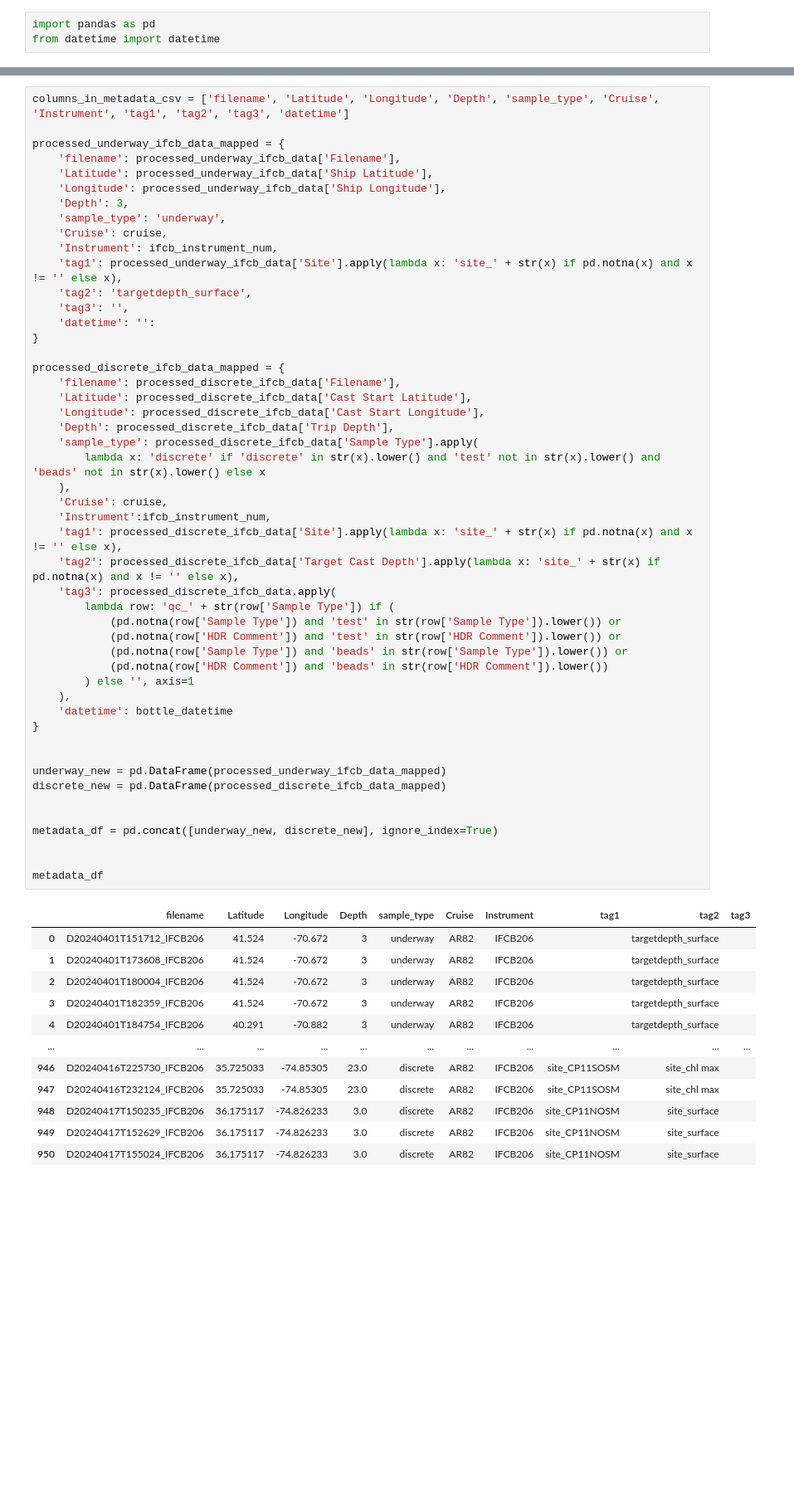
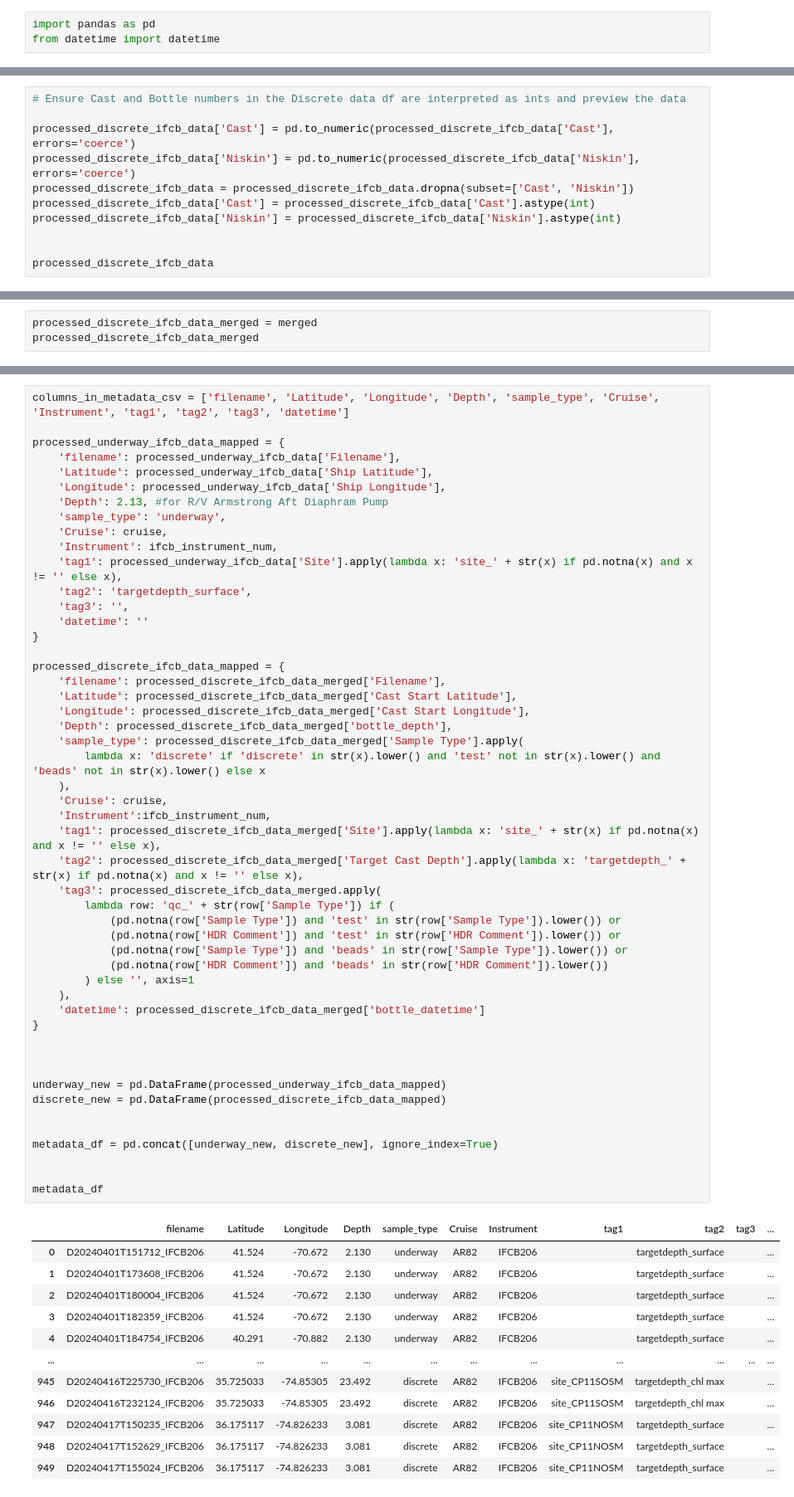
Before and after one commit to sauuyer/ifcb-parsing-processing, a Jupyter notebook: IFCB_Log_Notebooks/IFCB_Dashboard_Metadata_CSV_shipboard.ipynb, the cells around one changed output, grey strips where cells are left out. Shown: that part at 83% size. Saved outputs shown, nothing was run; the diff lists cells and outputs as text; blank space fills up the shorter version.

```diff
--- a/IFCB_Log_Notebooks/IFCB_Dashboard_Metadata_CSV_shipboard.ipynb
+++ b/IFCB_Log_Notebooks/IFCB_Dashboard_Metadata_CSV_shipboard.ipynb
@@ -43,0 +33,11 @@ processed_discrete_ifcb_data.columns.tolist()
+# %%
+# Ensure Cast and Bottle numbers in the Discrete data df are interpreted as ints and preview the data
+
+processed_discrete_ifcb_data['Cast'] = pd.to_numeric(processed_discrete_ifcb_data['Cast'], errors='coerce')
+processed_discrete_ifcb_data['Niskin'] = pd.to_numeric(processed_discrete_ifcb_data['Niskin'], errors='coerce')
+processed_discrete_ifcb_data = processed_discrete_ifcb_data.dropna(subset=['Cast', 'Niskin'])
+processed_discrete_ifcb_data['Cast'] = processed_discrete_ifcb_data['Cast'].astype(int)
+processed_discrete_ifcb_data['Niskin'] = processed_discrete_ifcb_data['Niskin'].astype(int)
+
+
+processed_discrete_ifcb_data
@@ -43,0 +202,3 @@ processed_discrete_ifcb_data.columns.tolist()
+# %%
+processed_discrete_ifcb_data_merged = merged
+processed_discrete_ifcb_data_merged
@@ -48,58 +223,59 @@ processed_underway_ifcb_data_mapped = {
     'filename': processed_underway_ifcb_data['Filename'],
     'Latitude': processed_underway_ifcb_data['Ship Latitude'],
     'Longitude': processed_underway_ifcb_data['Ship Longitude'],
-    'Depth': 3,
+    'Depth': 2.13, #for R/V Armstrong Aft Diaphram Pump
     'sample_type': 'underway',
     'Cruise': cruise,
     'Instrument': ifcb_instrument_num,
     'tag1': processed_underway_ifcb_data['Site'].apply(lambda x: 'site_' + str(x) if pd.notna(x) and x != '' else x),
     'tag2': 'targetdepth_surface',
     'tag3': '',
-    'datetime': '':
+    'datetime': ''
 }
 
 processed_discrete_ifcb_data_mapped = {
-    'filename': processed_discrete_ifcb_data['Filename'],
-    'Latitude': processed_discrete_ifcb_data['Cast Start Latitude'],
-    'Longitude': processed_discrete_ifcb_data['Cast Start Longitude'],
-    'Depth': processed_discrete_ifcb_data['Trip Depth'],
-    'sample_type': processed_discrete_ifcb_data['Sample Type'].apply(
+    'filename': processed_discrete_ifcb_data_merged['Filename'],
+    'Latitude': processed_discrete_ifcb_data_merged['Cast Start Latitude'],
+    'Longitude': processed_discrete_ifcb_data_merged['Cast Start Longitude'],
+    'Depth': processed_discrete_ifcb_data_merged['bottle_depth'],
+    'sample_type': processed_discrete_ifcb_data_merged['Sample Type'].apply(
         lambda x: 'discrete' if 'discrete' in str(x).lower() and 'test' not in str(x).lower() and 'beads' not in str(x).lower() else x
     ),
     'Cruise': cruise,
     'Instrument':ifcb_instrument_num,
-    'tag1': processed_discrete_ifcb_data['Site'].apply(lambda x: 'site_' + str(x) if pd.notna(x) and x != '' else x),
-    'tag2': processed_discrete_ifcb_data['Target Cast Depth'].apply(lambda x: 'site_' + str(x) if pd.notna(x) and x != '' else x),
-    'tag3': processed_discrete_ifcb_data.apply(
+    'tag1': processed_discrete_ifcb_data_merged['Site'].apply(lambda x: 'site_' + str(x) if pd.notna(x) and x != '' else x),
+    'tag2': processed_discrete_ifcb_data_merged['Target Cast Depth'].apply(lambda x: 'targetdepth_' + str(x) if pd.notna(x) and x != '' else x),
+    'tag3': processed_discrete_ifcb_data_merged.apply(
         lambda row: 'qc_' + str(row['Sample Type']) if (
             (pd.notna(row['Sample Type']) and 'test' in str(row['Sample Type']).lower()) or
             (pd.notna(row['HDR Comment']) and 'test' in str(row['HDR Comment']).lower()) or
             (pd.notna(row['Sample Type']) and 'beads' in str(row['Sample Type']).lower()) or
             (pd.notna(row['HDR Comment']) and 'beads' in str(row['HDR Comment']).lower())
         ) else '', axis=1
     ),
-    'datetime': bottle_datetime
+    'datetime': processed_discrete_ifcb_data_merged['bottle_datetime']
 }
+
 
 
 underway_new = pd.DataFrame(processed_underway_ifcb_data_mapped)
 discrete_new = pd.DataFrame(processed_discrete_ifcb_data_mapped)
 
 
 metadata_df = pd.concat([underway_new, discrete_new], ignore_index=True)
 
 
 metadata_df
 # %% [output]
-|  | filename | Latitude | Longitude | Depth | sample_type | Cruise | Instrument | tag1 | tag2 | tag3 |
-| 0 | D20240401T151712_IFCB206 | 41.524 | -70.672 | 3 | underway | AR82 | IFCB206 |  | targetdepth_surface |  |
-| 1 | D20240401T173608_IFCB206 | 41.524 | -70.672 | 3 | underway | AR82 | IFCB206 |  | targetdepth_surface |  |
-| 2 | D20240401T180004_IFCB206 | 41.524 | -70.672 | 3 | underway | AR82 | IFCB206 |  | targetdepth_surface |  |
-| 3 | D20240401T182359_IFCB206 | 41.524 | -70.672 | 3 | underway | AR82 | IFCB206 |  | targetdepth_surface |  |
-| 4 | D20240401T184754_IFCB206 | 40.291 | -70.882 | 3 | underway | AR82 | IFCB206 |  | targetdepth_surface |  |
-| ... | ... | ... | ... | ... | ... | ... | ... | ... | ... | ... |
-| 946 | D20240416T225730_IFCB206 | 35.725033 | -74.85305 | 23.0 | discrete | AR82 | IFCB206 | site_CP11SOSM | site_chl max |  |
-| 947 | D20240416T232124_IFCB206 | 35.725033 | -74.85305 | 23.0 | discrete | AR82 | IFCB206 | site_CP11SOSM | site_chl max |  |
-| 948 | D20240417T150235_IFCB206 | 36.175117 | -74.826233 | 3.0 | discrete | AR82 | IFCB206 | site_CP11NOSM | site_surface |  |
-| 949 | D20240417T152629_IFCB206 | 36.175117 | -74.826233 | 3.0 | discrete | AR82 | IFCB206 | site_CP11NOSM | site_surface |  |
-| 950 | D20240417T155024_IFCB206 | 36.175117 | -74.826233 | 3.0 | discrete | AR82 | IFCB206 | site_CP11NOSM | site_surface |  |
+|  | filename | Latitude | Longitude | Depth | sample_type | Cruise | Instrument | tag1 | tag2 | tag3 | ... |
+| 0 | D20240401T151712_IFCB206 | 41.524 | -70.672 | 2.130 | underway | AR82 | IFCB206 |  | targetdepth_surface |  | ... |
+| 1 | D20240401T173608_IFCB206 | 41.524 | -70.672 | 2.130 | underway | AR82 | IFCB206 |  | targetdepth_surface |  | ... |
+| 2 | D20240401T180004_IFCB206 | 41.524 | -70.672 | 2.130 | underway | AR82 | IFCB206 |  | targetdepth_surface |  | ... |
+| 3 | D20240401T182359_IFCB206 | 41.524 | -70.672 | 2.130 | underway | AR82 | IFCB206 |  | targetdepth_surface |  | ... |
+| 4 | D20240401T184754_IFCB206 | 40.291 | -70.882 | 2.130 | underway | AR82 | IFCB206 |  | targetdepth_surface |  | ... |
+| ... | ... | ... | ... | ... | ... | ... | ... | ... | ... | ... | ... |
+| 945 | D20240416T225730_IFCB206 | 35.725033 | -74.85305 | 23.492 | discrete | AR82 | IFCB206 | site_CP11SOSM | targetdepth_chl max |  | ... |
+| 946 | D20240416T232124_IFCB206 | 35.725033 | -74.85305 | 23.492 | discrete | AR82 | IFCB206 | site_CP11SOSM | targetdepth_chl max |  | ... |
+| 947 | D20240417T150235_IFCB206 | 36.175117 | -74.826233 | 3.081 | discrete | AR82 | IFCB206 | site_CP11NOSM | targetdepth_surface |  | ... |
+| 948 | D20240417T152629_IFCB206 | 36.175117 | -74.826233 | 3.081 | discrete | AR82 | IFCB206 | site_CP11NOSM | targetdepth_surface |  | ... |
+| 949 | D20240417T155024_IFCB206 | 36.175117 | -74.826233 | 3.081 | discrete | AR82 | IFCB206 | site_CP11NOSM | targetdepth_surface |  | ... |
```
Also changed, not shown: parts of 9 cells of this notebook, 1 other file.
